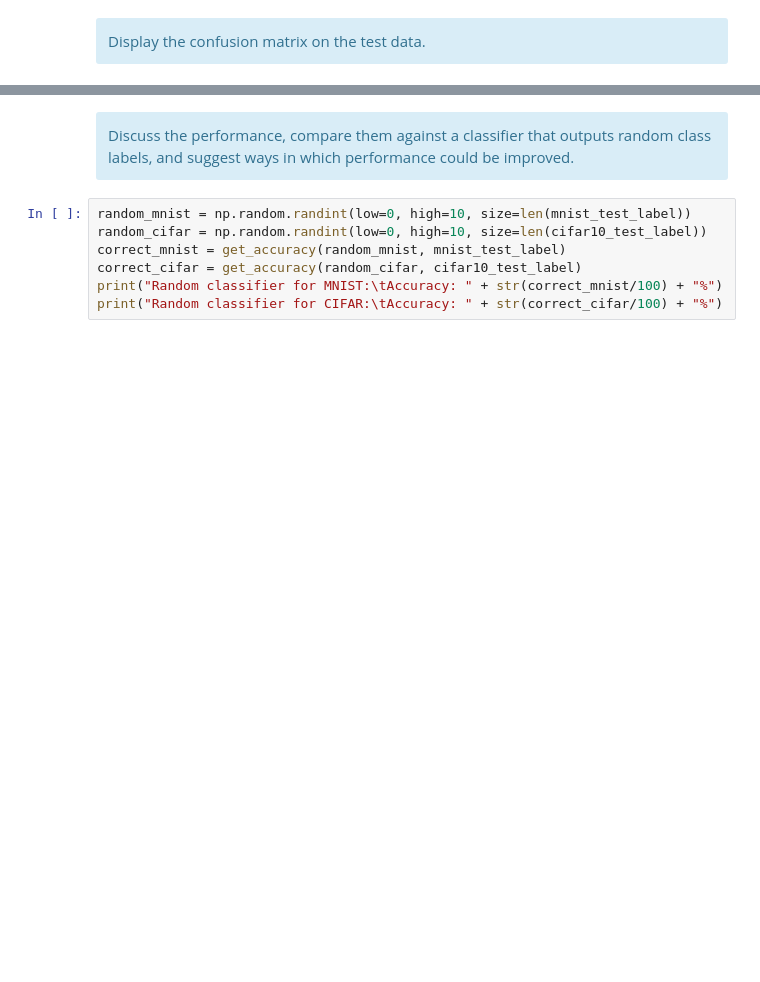
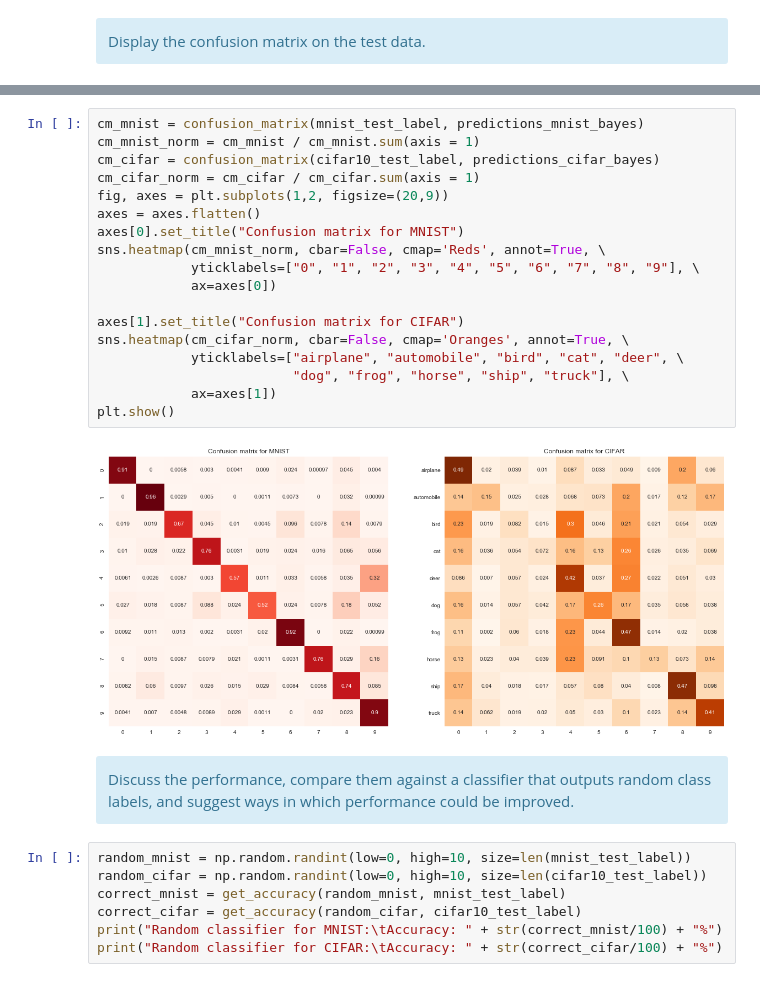
Before and after one commit to rdednl/ASI, a Jupyter notebook: ae/ae.ipynb, the cells around one changed output, grey strips where cells are left out. Drawn from its saved outputs; the diff is of its cells as text; blank space fills up the shorter version.

```diff
--- a/ae/ae.ipynb
+++ b/ae/ae.ipynb
@@ -384,3 +341,23 @@ plot_confusion_matrix(cm_cifar, \
+# %%
+cm_mnist = confusion_matrix(mnist_test_label, predictions_mnist_bayes)
+cm_mnist_norm = cm_mnist / cm_mnist.sum(axis = 1)
+cm_cifar = confusion_matrix(cifar10_test_label, predictions_cifar_bayes)
+cm_cifar_norm = cm_cifar / cm_cifar.sum(axis = 1)
+fig, axes = plt.subplots(1,2, figsize=(20,9))
+axes = axes.flatten()
+axes[0].set_title("Confusion matrix for MNIST")
+sns.heatmap(cm_mnist_norm, cbar=False, cmap='Reds', annot=True, \
+            yticklabels=["0", "1", "2", "3", "4", "5", "6", "7", "8", "9"], \
+            ax=axes[0])
+
+axes[1].set_title("Confusion matrix for CIFAR")
+sns.heatmap(cm_cifar_norm, cbar=False, cmap='Oranges', annot=True, \
+            yticklabels=["airplane", "automobile", "bird", "cat", "deer", \
+                         "dog", "frog", "horse", "ship", "truck"], \
+            ax=axes[1])
+plt.show()
+# %% [output]
+[figure, added]
 # %% [markdown]
 <div class="alert alert-info">
 Discuss the performance, compare them against a classifier that outputs random class labels, and suggest ways in which performance could be improved.
```
Also changed, not shown: parts of 31 cells of this notebook.
